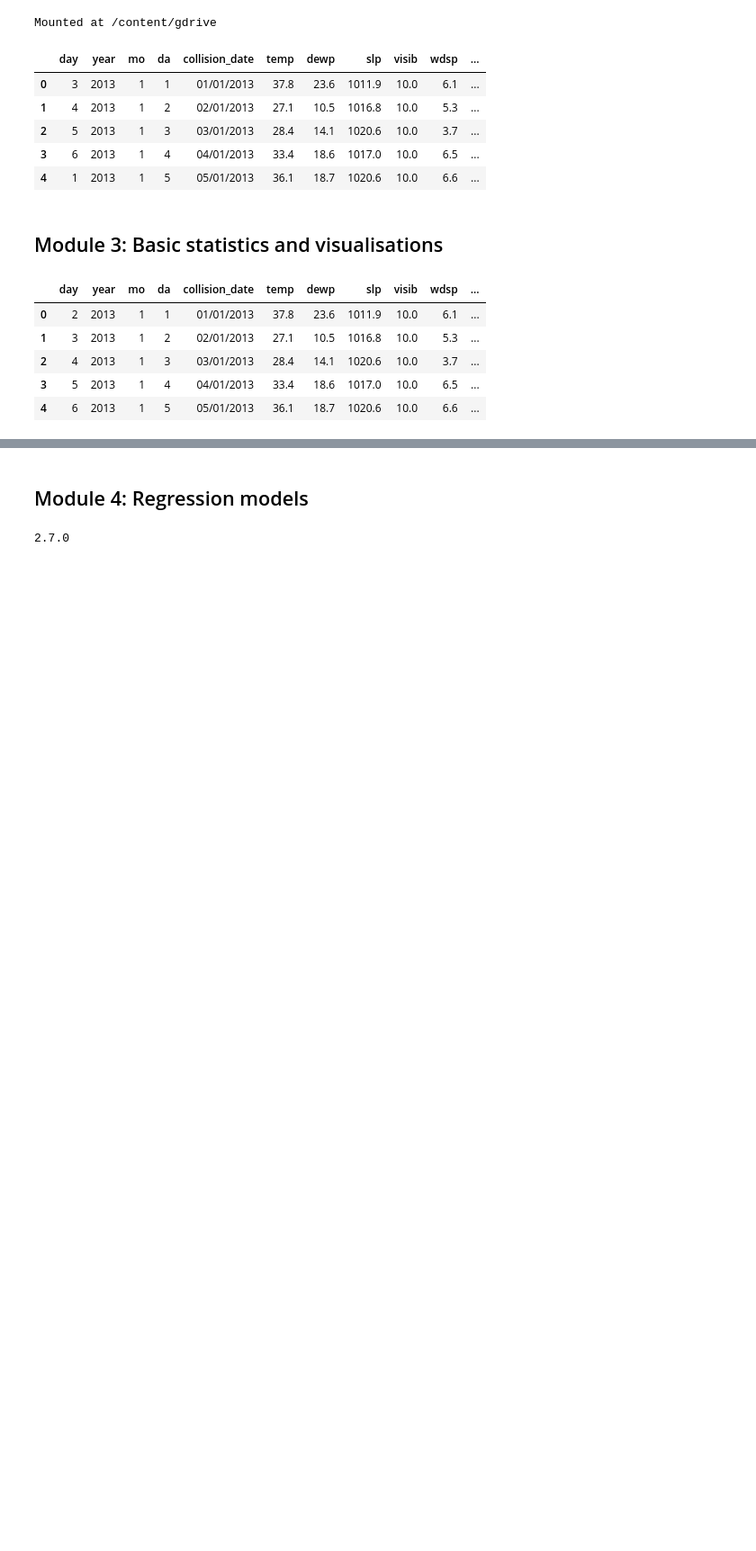
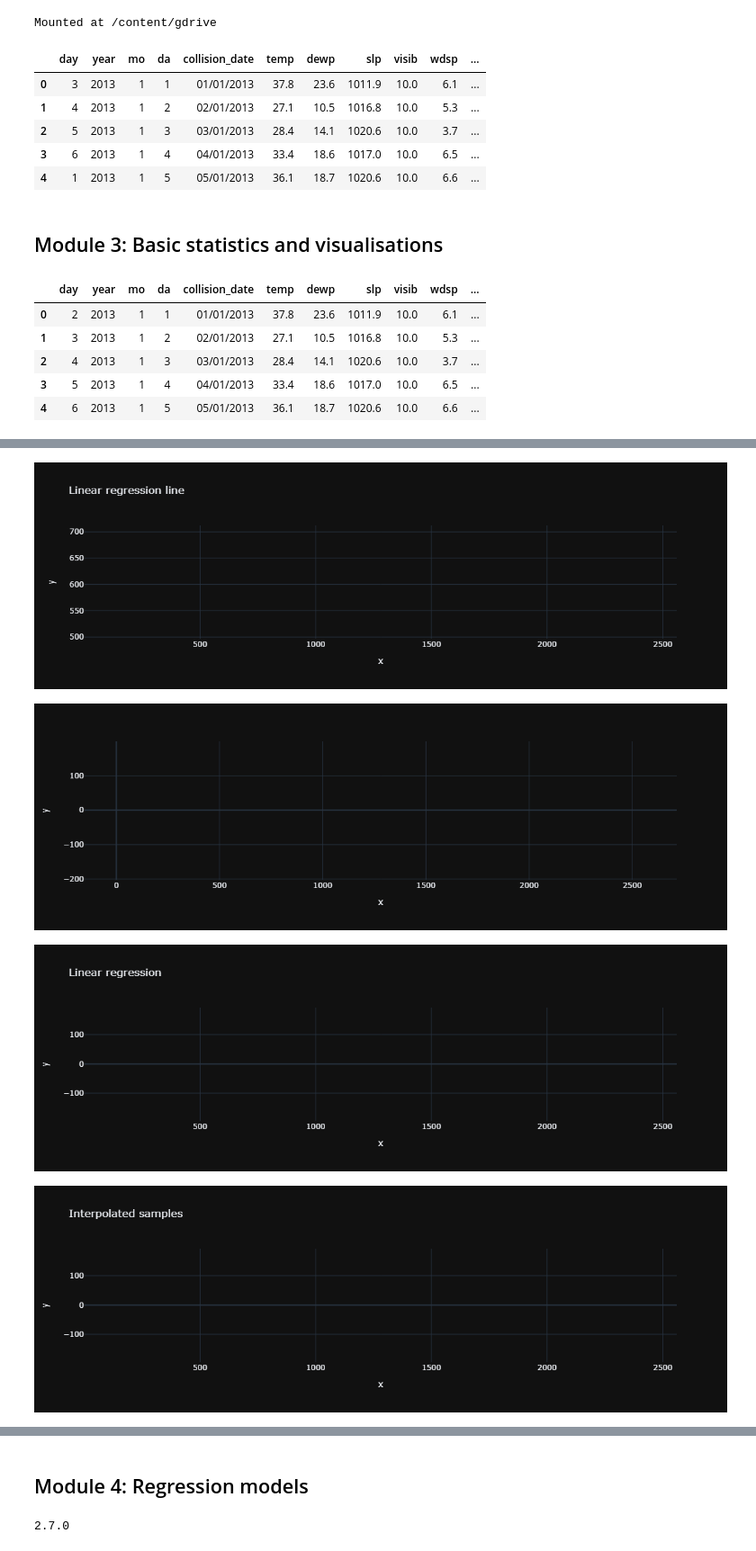
Before and after one commit to buchananwill/JupyterNotebookLBD, a Jupyter notebook: scientificProject/notebooks/Colab_notebook_template.ipynb, the cells around one changed output, grey strips where cells are left out. Shown at 90% size. Drawn from its saved outputs; the diff is of its cells as text; code cells hidden in the pictures; blank space fills up the shorter version.

```diff
--- a/scientificProject/notebooks/Colab_notebook_template.ipynb
+++ b/scientificProject/notebooks/Colab_notebook_template.ipynb
@@ -263,9 +265,9 @@ from scipy.fft import fft, ifft, fftfreq
 from scipy.interpolate import interp1d
 from scipy.io.wavfile import write
 
-cleaned_df.sort_values(by=ZICD)
-clean_x = cleaned_df[ZICD]
-clean_y = cleaned_df['NUM_COLLISIONS']
+train_df.sort_values(by=ZICD)
+clean_x = train_df[ZICD]
+clean_y = train_df['NUM_COLLISIONS']
 
 # linear regress again with clean df
 # Do linear regression
@@ -275,7 +277,7 @@ clean_slope, clean_intercept, clean_r_value, clean_p_value, clean_std_err = stat
 clean_predicted_y = clean_slope * clean_x + clean_intercept
 clean_residuals = clean_y - clean_predicted_y
 
-px.line(x=clean_x, y=clean_predicted_y).show()
+px.line(x=clean_x, y=clean_predicted_y, title="Linear regression line").show()
 px.scatter(x=clean_x, y=clean_residuals).show()
 
 
@@ -284,8 +286,14 @@ regular_x = np.arange(clean_x.min(),clean_x.max()+1,1)
 f = interp1d(clean_x, clean_residuals, kind='linear')
 regular_y = f(regular_x)
 
+regular_line = interp1d(clean_x, clean_predicted_y, kind='linear')
+regular_y_line = f(regular_x)
+
+px.line(x=regular_x, y=regular_y_line, title="Linear regression").show()
+
 # Plot the interpolated samples
-px.line(df, x=regular_x, y=regular_y).show()
+px.line(df, x=regular_x, y=regular_y, title="Interpolated samples").show()
+
 
 # Number of samples
 N = len(regular_y)
@@ -298,9 +306,12 @@ xf = fftfreq(N, T)[0:N//2]
 wavelength_in_days = 1/fftfreq(N, T)[1:N//2]
 
 magnitude = 2.0/N * np.abs(yf[1:N//2])
-transform_plot = px.line(x=wavelength_in_days,y=magnitude, title="FFT Magnitude")
+magnitude_with_first_value = 2.0/N * np.abs(yf[0:N//2])
+transform_plot = px.line(x=wavelength_in_days,y=magnitude, title="FFT Magnitude For Wavelength")
 transform_plot.update_layout(xaxis_title="Wavelength in days", yaxis_title="Magnitude")
 transform_plot.show()
+
+px.line(x=xf, y = magnitude_with_first_value, title="FFT Magnitude for Frequency").show()
 
 def output_wav():
     # Create a wave
@@ -327,0 +335,4 @@ def output_wav():
+[figure, added]
+[figure, added]
+[figure, added]
+[figure, added]
```
Also changed, not shown: parts of 5 cells of this notebook, 1 other file.
